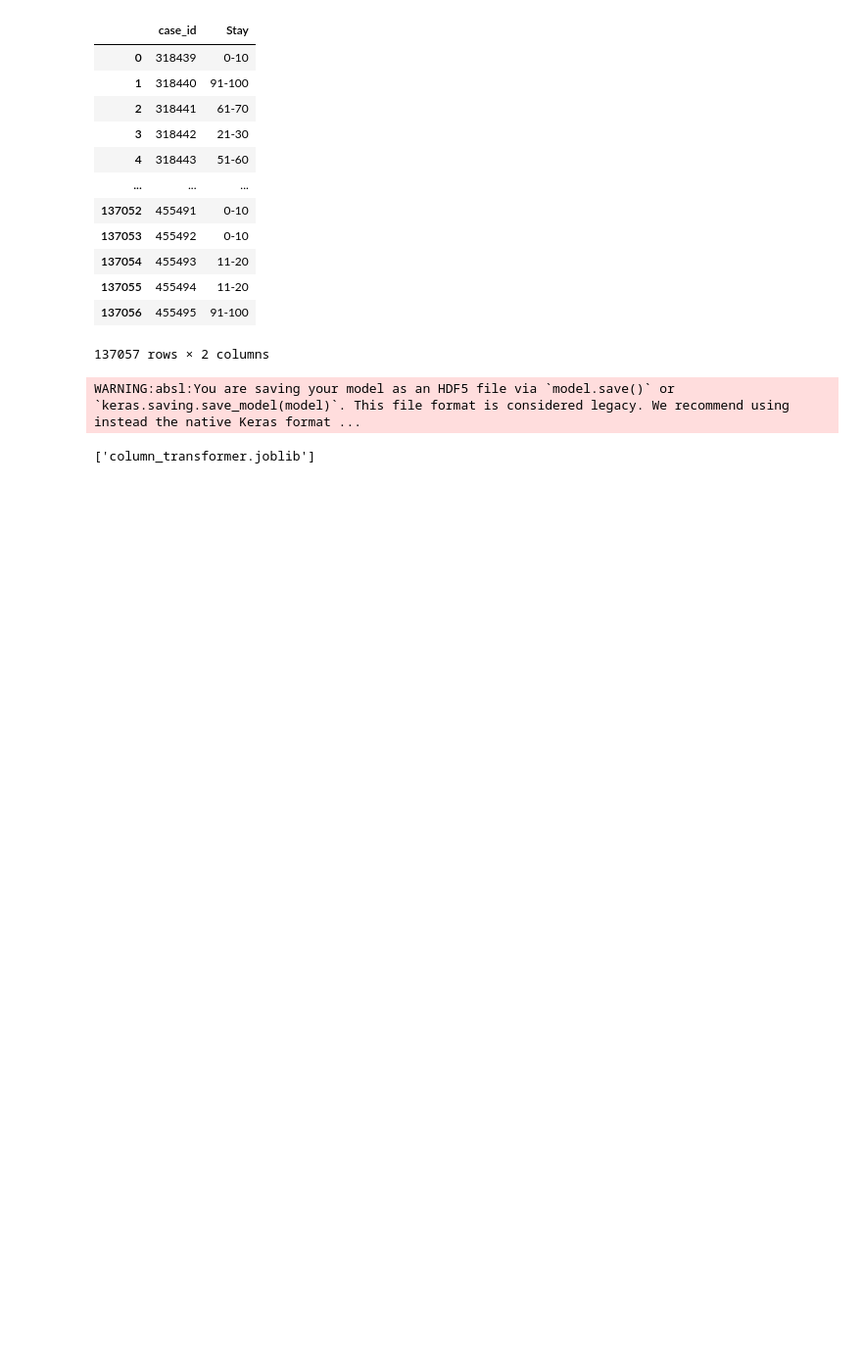
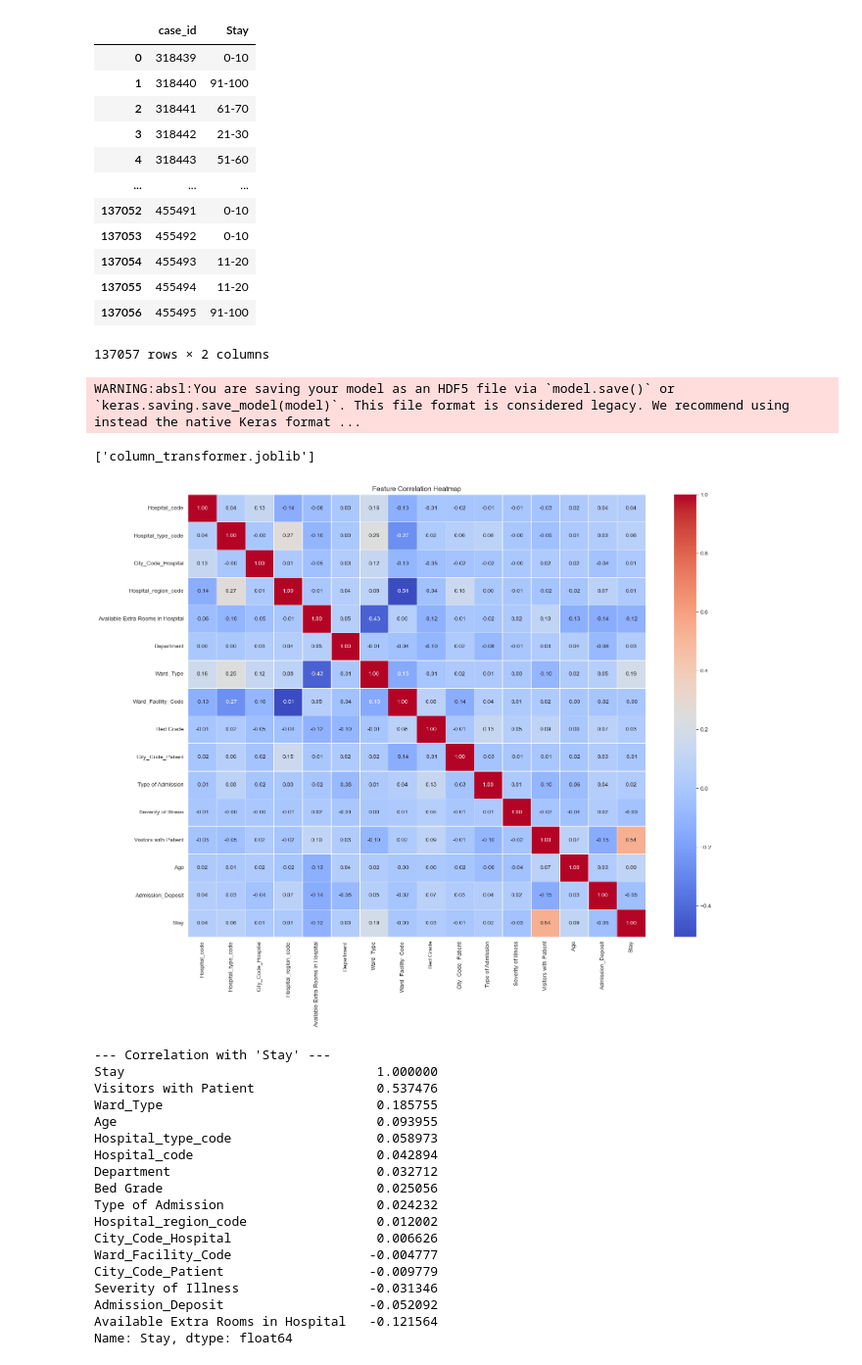
Before and after one commit to MarkMerk/Healthcare, a Jupyter notebook: av-healthcare-analytics-ii-tensorflow.ipynb, the cells around one changed output. Shown at 98% size. Drawn from its saved outputs; the diff is of its cells as text; code cells hidden in the pictures; blank space fills up the shorter version.

```diff
--- a/Examples/MLP/av-healthcare-analytics-ii-tensorflow.ipynb
+++ b/av-healthcare-analytics-ii-tensorflow.ipynb
@@ -991,3 +978,55 @@ ct
 joblib.dump(ct, 'column_transformer.joblib')
 # %% [output]
 ['column_transformer.joblib']
+# %%
+import pandas as pd
+import seaborn as sns
+import matplotlib.pyplot as plt
+from sklearn.preprocessing import LabelEncoder
+
+
+# 2. Create a copy and encode all 'object' (text) columns to numeric values
+df_corr = df.copy()
+le = LabelEncoder()
+
+for col in df_corr.columns:
+    if df_corr[col].dtype == 'object':
+        df_corr[col] = le.fit_transform(df_corr[col])
+
+# 3. Calculate and plot the correlation matrix
+plt.figure(figsize=(18, 14))
+corr_matrix = df_corr.corr()
+sns.heatmap(
+    corr_matrix,
+    annot=True,          # Show the correlation values on the map
+    fmt='.2f',           # Format values to 2 decimal places
+    cmap='coolwarm',     # Use a color-blind friendly color map
+    linewidths=.5
+)
+plt.title('Feature Correlation Heatmap')
+plt.show()
+
+# 4. (Optional) Print the correlations with 'Stay' in a sorted list
+print("\n--- Correlation with 'Stay' ---")
+stay_correlation = corr_matrix['Stay'].sort_values(ascending=False)
+print(stay_correlation)
+# %% [output]
+[figure, added]
+--- Correlation with 'Stay' ---
+Stay                                 1.000000
+Visitors with Patient                0.537476
+Ward_Type                            0.185755
+Age                                  0.093955
+Hospital_type_code                   0.058973
+Hospital_code                        0.042894
+Department                           0.032712
+Bed Grade                            0.025056
+Type of Admission                    0.024232
+Hospital_region_code                 0.012002
+City_Code_Hospital                   0.006626
+Ward_Facility_Code                  -0.004777
+City_Code_Patient                   -0.009779
+Severity of Illness                 -0.031346
+Admission_Deposit                   -0.052092
+Available Extra Rooms in Hospital   -0.121564
+Name: Stay, dtype: float64
```
Also changed, not shown: parts of 2 cells of this notebook, 15 other files.
